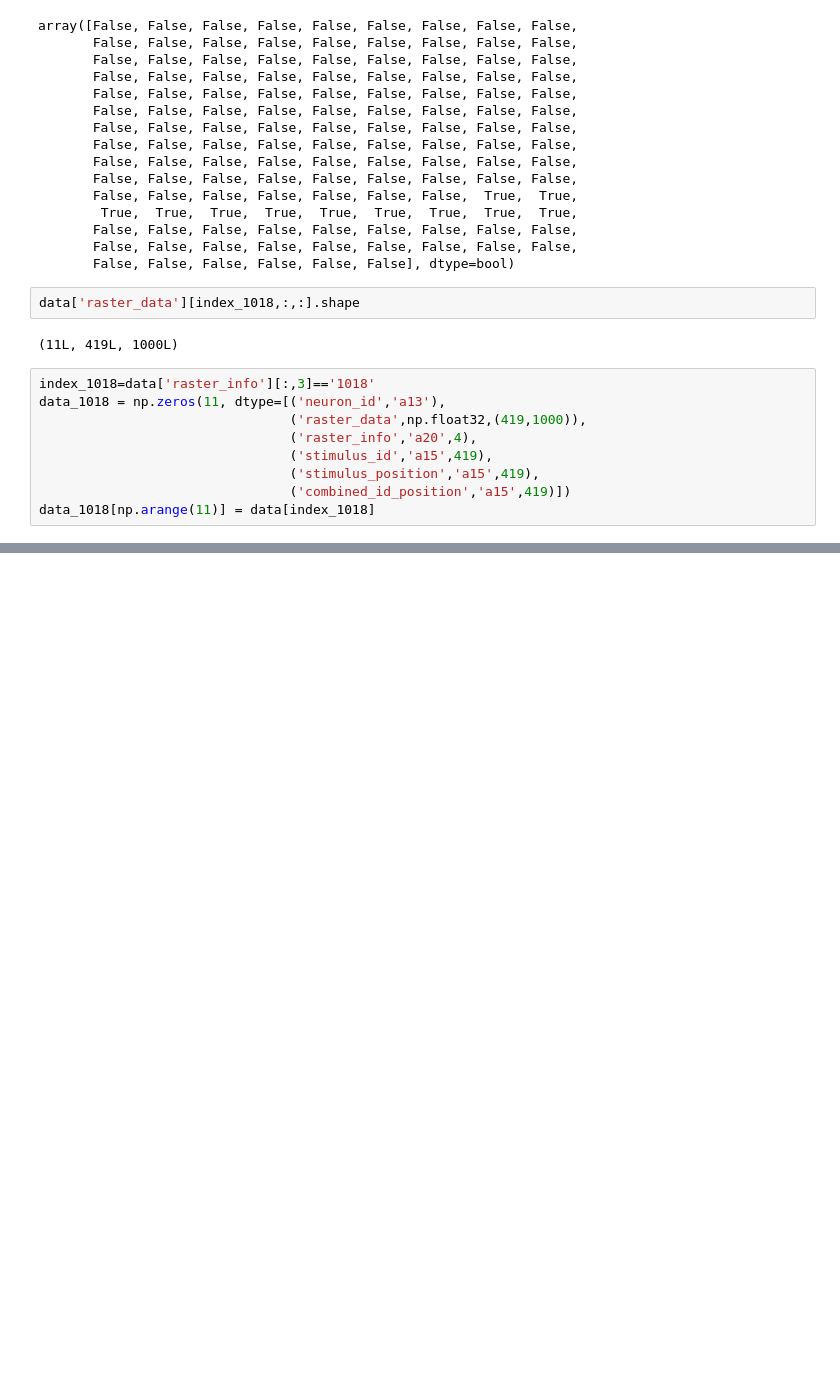
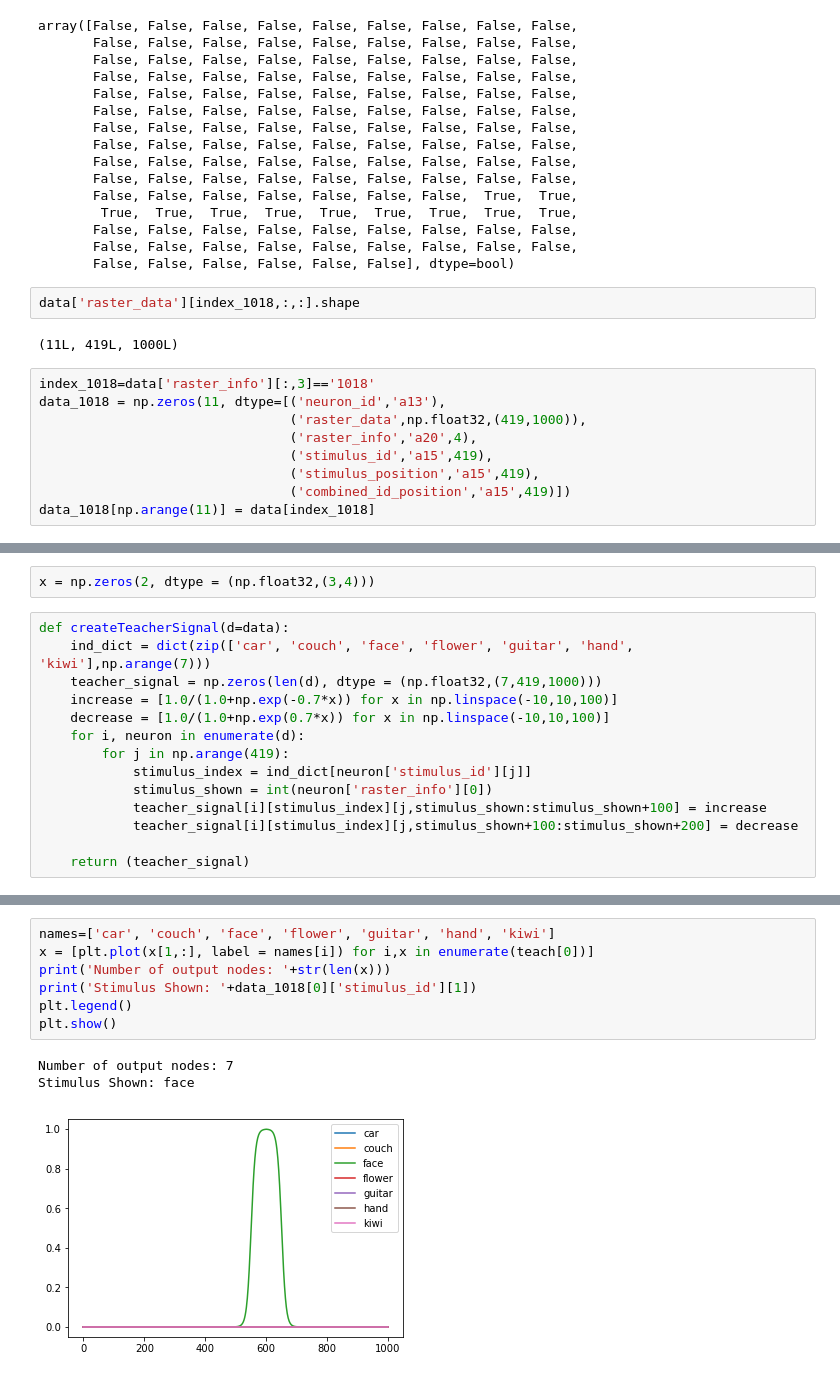
Before and after one commit to brookefitzgerald/ESNResearch, a Jupyter notebook: ZhangClassifyPlayground.ipynb, the cells around one changed output, grey strips where cells are left out. Drawn from its saved outputs; the diff is of its cells as text; blank space fills up the shorter version.

```diff
--- a/ZhangClassifyPlayground.ipynb
+++ b/ZhangClassifyPlayground.ipynb
@@ -148,0 +152,16 @@ array([['501', 'A', '1', '1018'],
+# %%
+x = np.zeros(2, dtype = (np.float32,(3,4)))
+# %%
+def createTeacherSignal(d=data):
+	ind_dict = dict(zip(['car', 'couch', 'face', 'flower', 'guitar', 'hand', 'kiwi'],np.arange(7)))
+	teacher_signal = np.zeros(len(d), dtype = (np.float32,(7,419,1000)))
+	increase = [1.0/(1.0+np.exp(-0.7*x)) for x in np.linspace(-10,10,100)]
+	decrease = [1.0/(1.0+np.exp(0.7*x)) for x in np.linspace(-10,10,100)]
+	for i, neuron in enumerate(d):
+		for j in np.arange(419):
+			stimulus_index = ind_dict[neuron['stimulus_id'][j]]
+			stimulus_shown = int(neuron['raster_info'][0])
+			teacher_signal[i][stimulus_index][j,stimulus_shown:stimulus_shown+100] = increase
+			teacher_signal[i][stimulus_index][j,stimulus_shown+100:stimulus_shown+200] = decrease
+
+	return (teacher_signal)
@@ -148,0 +178,11 @@ array([['501', 'A', '1', '1018'],
+# %%
+names=['car', 'couch', 'face', 'flower', 'guitar', 'hand', 'kiwi']
+x = [plt.plot(x[1,:], label = names[i]) for i,x in enumerate(teach[0])]
+print('Number of output nodes: '+str(len(x)))
+print('Stimulus Shown: '+data_1018[0]['stimulus_id'][1])
+plt.legend()
+plt.show()
+# %% [output]
+Number of output nodes: 7
+Stimulus Shown: face
+[figure, added]
```
Also changed, not shown: parts of 8 cells of this notebook, 1 other file.
